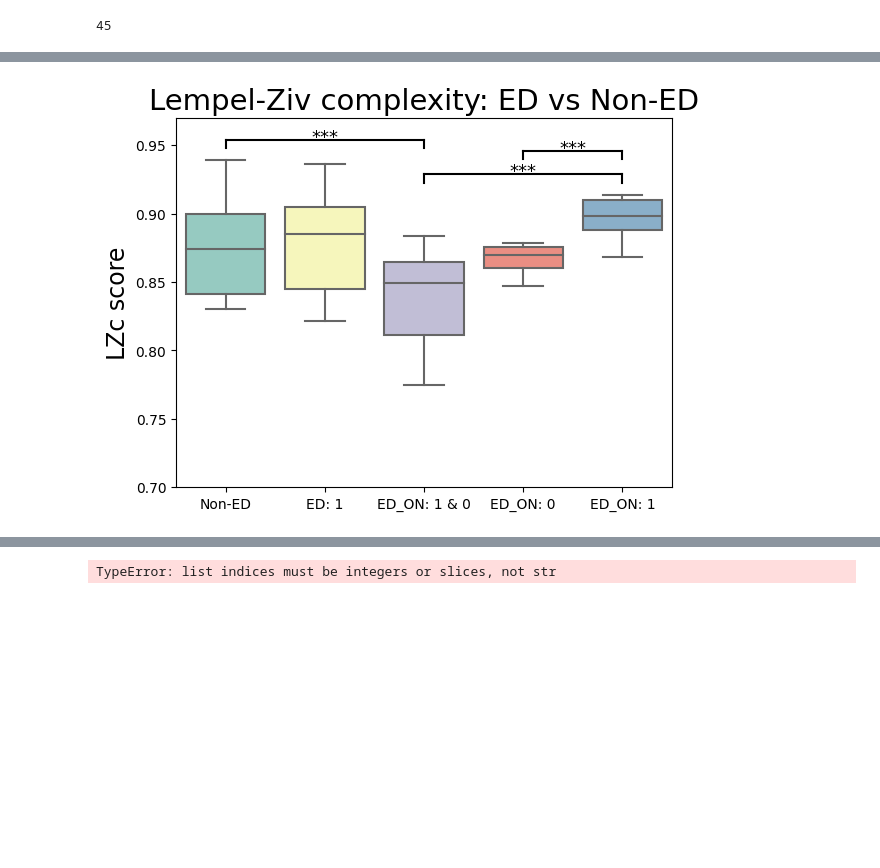
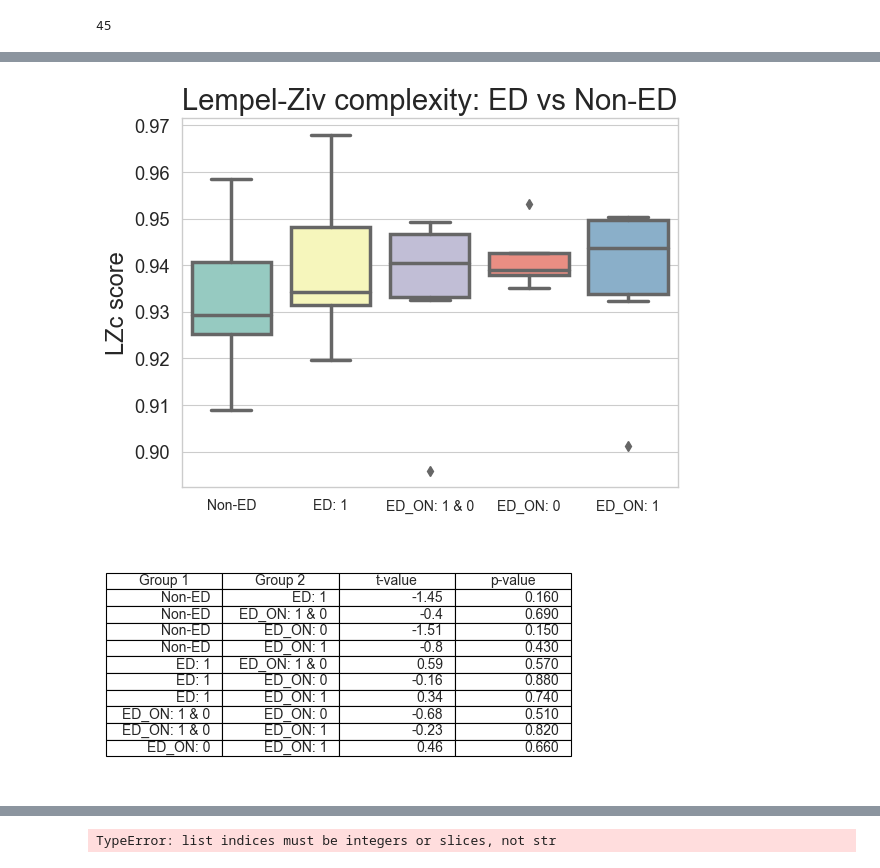
Before and after one commit to AndrlmMass/Ketamine-project, a Jupyter notebook: DataAnalysis/EEG_analysis/MainAnal/SpectrumAnalyses.ipynb, the cells around one changed output, grey strips where cells are left out. Drawn from its saved outputs; the diff is of its cells as text; code cells hidden in the pictures; blank space fills up the shorter version.

Commit message:
Performed more ego dissolution binary analyses and plotted results

```diff
--- a/DataAnalysis/EEG_analysis/MainAnal/SpectrumAnalyses.ipynb
+++ b/DataAnalysis/EEG_analysis/MainAnal/SpectrumAnalyses.ipynb
@@ -729,20 +915,19 @@ import seaborn as sns
 import matplotlib.pyplot as plt
 from scipy.stats import ttest_ind
 
+# Create a boxplot for the Ket and EC groups
+sns.boxplot(data=df, palette=["#FACADE", "#f8d110"])
 # Connect the points between Ket and EC with lines
-plt.scatter([1]*len(df['Ket']), df['Ket'], label='Ket', color="#f8d110", marker="D")
-plt.scatter([0]*len(df['Non-ket']), df['Non-ket'], label='No-ket', color="#fcdfeb", marker="D")
-plt.plot([0, 1], [df['Non-ket'], df['Ket']], 'k-',alpha=0.9, color="grey", lw=0.99)
-plt.xticks([0, 1], ['Non-ket', 'Ket'], size=17)
+plt.scatter([0]*len(df['Ket']), df['Ket'], label='Ket', color="#fcdfeb", marker="D")
+plt.scatter([1]*len(df['Non-ket']), df['Non-ket'], label='Non-ket', color="#f8d110", marker="D")
+plt.plot([0, 1], [df['Ket'], df['Non-ket']], 'k-',alpha=0.9, color="grey", lw=0.99)
+#plt.xticks([0, 1], ['Non-ket', 'Ket'], size=17)
 plt.ylabel('LZc', size=17)
 plt.title('Lempel-Ziv complexity between Ket and Non-ket', size=20)
 
-# Create a boxplot for the Ket and EC groups
-sns.boxplot(data=df, palette=["#FACADE", "#f8d110"])
-
 # create two subgroups
-group1 = LZC['Non-ket']
-group2 = LZC['Ket']
+group1 = df['Ket']
+group2 = df['Non-ket']
 
 # perform t-test
 t, p = ttest_ind(group1, group2)
@@ -767,5 +952,6 @@ plt.show()
 # %%
-file_path = 'M:\\pc\\Dokumenter\\GitHub\\Ketamine-project\\DataAnalysis\\EEG_analysis\\PreProc\\BadEpochsRejected\\DataB_AutoRej.pkl'
+import pickle
+file_path = 'M:\\pc\\Dokumenter\\GitHub\\Ketamine-project\\DataAnalysis\\EEG_analysis\\PreProc\\BadEpochsRejected\\DataB_AutoRej_2.pkl'
 with open(file_path,'rb') as g:
             raw = pickle.load(g)
 DataA = raw.copy()
@@ -823,8 +1009,6 @@ for cond in DataA.keys():
                 else:
                     ED_sum = int(ED_sum)
                 LZC2['ED: 1'].append(pyc.LZc(DataA[cond][pers]))
-        else:
-            LZC2['Non-ED'].append(pyc.LZc(DataA[cond][pers]))
 # %%
 # Create a pandas DataFrame from the dictionary
 df = pd.DataFrame.from_dict(LZC2, orient='index')
@@ -855,33 +1039,52 @@ plt.title('Lempel-Ziv complexity: ED vs Non-ED', size=21)
 #Create loop of checking all possible combinations and calculating the t-test
 ys = list()
 #Convert df long dataframe to wide dataframe
 df = df.set_index([df.groupby('Condition').cumcount(), 'Condition'])['Value'].unstack()
+# Create an empty dataframe to store the results
+results = pd.DataFrame(columns=['Group 1', 'Group 2', 't-value', 'p-value'])
 #Create loop of checking all possible combinations and calculating the t-test
 g = ['Non-ED', 'ED: 1', 'ED_ON: 1 & 0', 'ED_ON: 0', 'ED_ON: 1']
 for i in range(0,len(g)-1):
     for j in range(i+1,len(g)):
         group1, group2 = list(df[g[i]]), list(df[g[j]])
         group1 = [x for x in group1 if not math.isnan(x)]
         group2 = [x for x in group2 if not math.isnan(x)]
         t, p = ttest_ind(group1, group2)
+        results.loc[len(results)] = [g[i], g[j], round(t,2), round(p,2)]
         # add significance lines if p-value is significant
         if p < 0.05:
             # calculate y position for the line
             y = np.max([max(group1), max(group2)]) + 0.015
             if y in ys:
                 y += 0.017
             else:
                 ys.append(y)
             # add line with asterisks indicating significance level
             plt.plot([i, j], [y, y], lw=1.5, c='k')
             plt.plot([i,i], [y, y - 0.006], lw=1.5, c='k')
             plt.plot([j,j], [y, y - 0.006], lw=1.5, c='k')
             plt.text(i+(j-i)/2, y + 0.002, "***", ha='center', va='center', color='k', fontsize=13)
 # Save the plot to a file
-plt.legend()
-plt.ylim(0.7,0.97)
 plt.savefig('M:\\pc\\Dokumenter\\GitHub\\Ketamine-project\\DataAnalysis\\EEG_analysis\\MainAnal\\SpectrumAnal\\lz_ED_comparison_boxplot_sig_extended.png',dpi=300)
 
 plt.show()
+
+# Format the p-values as strings with three decimal places
+results['p-value'] = results['p-value'].apply(lambda x: '{:.3f}'.format(x))
+
+# Set up the plot
+fig, ax = plt.subplots(figsize=(6, 3))
+ax.axis('off')
+ax.axis('tight')
+
+# Add the table to the plot
+table = ax.table(cellText=results.values, colLabels=results.columns, loc='center')
+
+# Set the font size of the table
+table.set_fontsize(14)
+
+# Save the plot as a PNG file
+plt.savefig('M:\\pc\\Dokumenter\\GitHub\\Ketamine-project\\DataAnalysis\\EEG_analysis\\MainAnal\\SpectrumAnal\\table.png', dpi=300, bbox_inches='tight')
 # %% [output]
-[figure, old version]
+[figure, new version]
+[figure, added]
```
Also changed, not shown: parts of 35 cells of this notebook.
